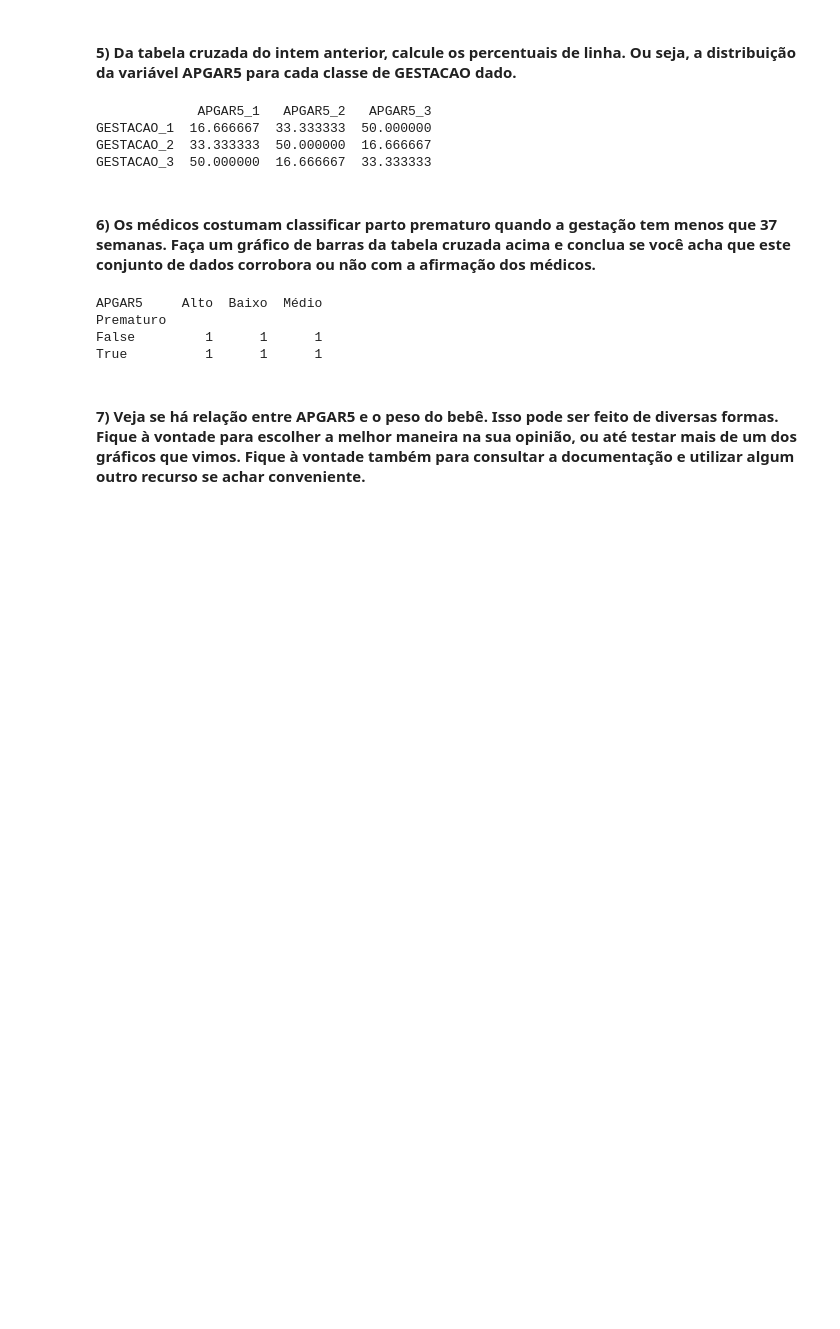
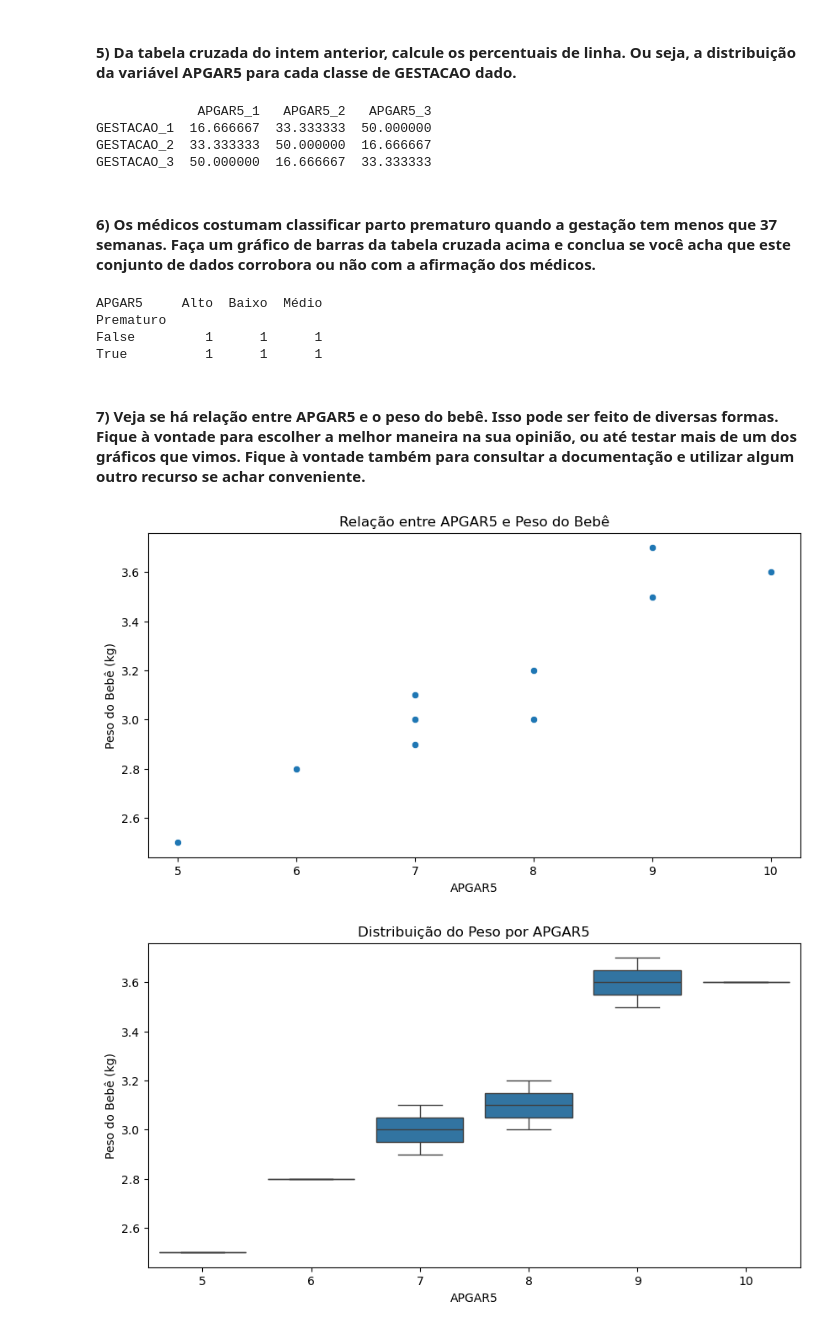
Before and after one commit to fabiooliveira95/DataScience-Ebac, a Jupyter notebook: mod06 Tarefa 3.ipynb, the cells around one changed output. Saved outputs shown, nothing was run; the diff lists cells and outputs as text; code cells hidden in the pictures; blank space fills up the shorter version.

```diff
--- a/mod06 Tarefa 3.ipynb
+++ b/mod06 Tarefa 3.ipynb
@@ -177,3 +177,30 @@ False         1      1      1
 True          1      1      1
 # %% [markdown]
 #### 7) Veja se há relação entre APGAR5 e o peso do bebê. Isso pode ser feito de diversas formas. Fique à vontade para escolher a melhor maneira na sua opinião, ou até testar mais de um dos gráficos que vimos. Fique à vontade também para consultar a documentação e utilizar algum outro recurso se achar conveniente.
+# %%
+data = {
+    'APGAR5': [7, 8, 9, 7, 6, 9, 10, 8, 5, 7],
+    'Peso': [3.0, 3.2, 3.5, 2.9, 2.8, 3.7, 3.6, 3.0, 2.5, 3.1],
+}
+
+# Criando um DataFrame do pandas
+df = pd.DataFrame(data)
+
+# Gráfico de dispersão
+plt.figure(figsize=(10, 5))
+sns.scatterplot(x='APGAR5', y='Peso', data=df)
+plt.title('Relação entre APGAR5 e Peso do Bebê')
+plt.xlabel('APGAR5')
+plt.ylabel('Peso do Bebê (kg)')
+plt.show()
+
+# Box plot
+plt.figure(figsize=(10, 5))
+sns.boxplot(x='APGAR5', y='Peso', data=df)
+plt.title('Distribuição do Peso por APGAR5')
+plt.xlabel('APGAR5')
+plt.ylabel('Peso do Bebê (kg)')
+plt.show()
+# %% [output]
+[figure, added]
+[figure, added]
```
